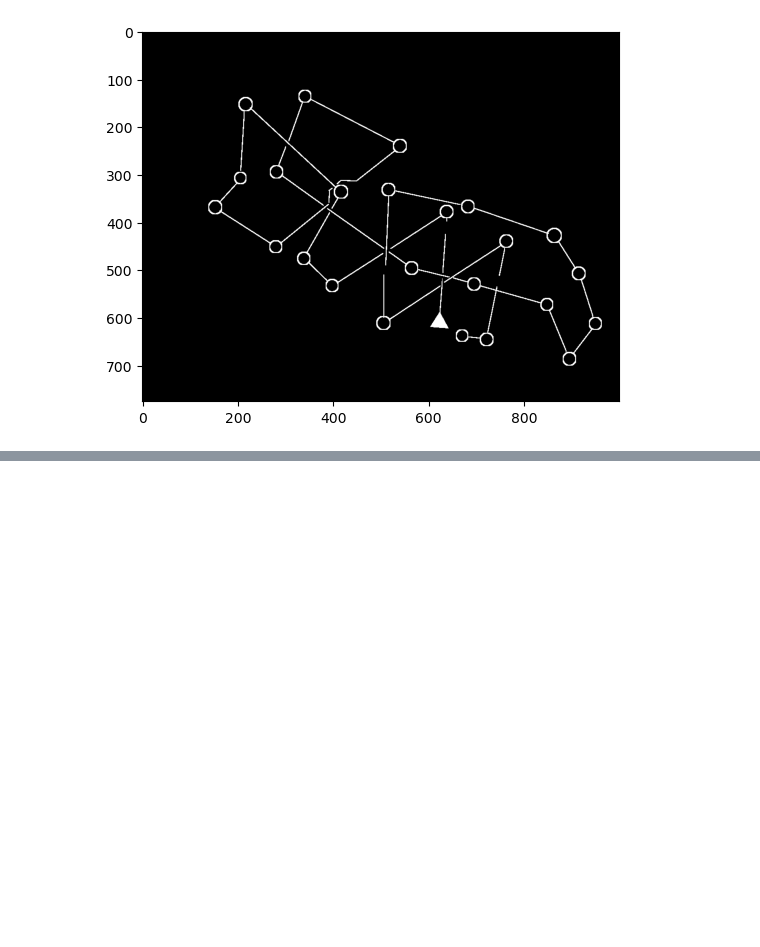
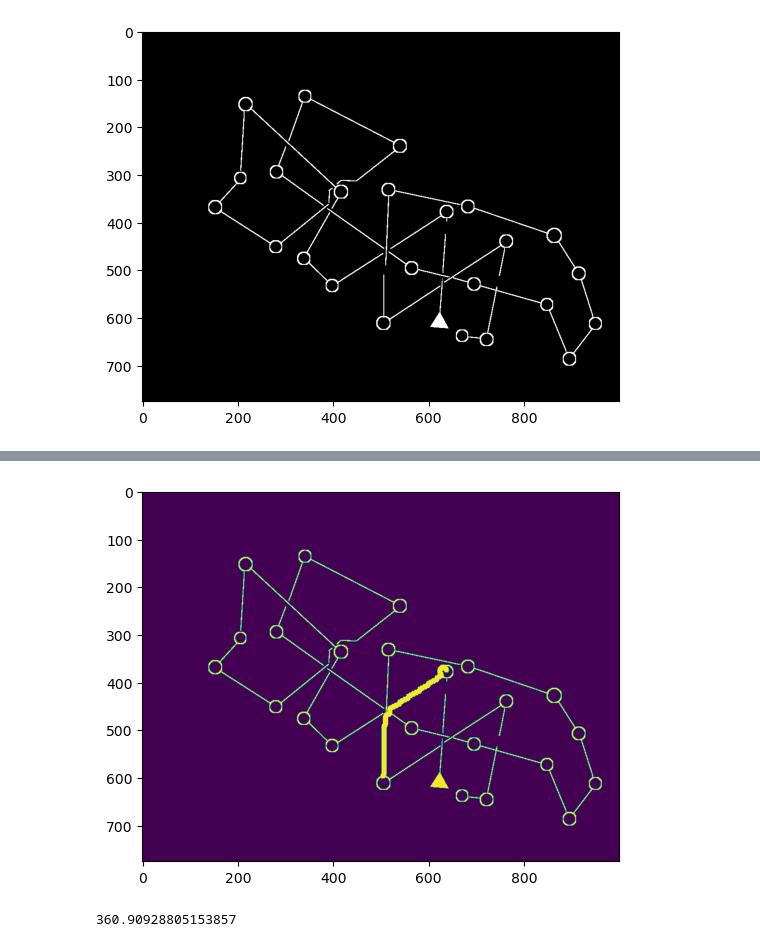
Before and after one commit to ianblair87/maps-analyzer, a Jupyter notebook: track_analysis.ipynb, the cells around one changed output, grey strips where cells are left out. Cells and saved outputs as stored; diff of their text form; code cells hidden in the pictures; blank space fills up the shorter version.

```diff
--- a/track_analysis.ipynb
+++ b/track_analysis.ipynb
@@ -105,0 +213,5 @@ plt.show()
+# %%
+calculate_penalty(19, 9, circles, img, visualize=True)
+# %% [output]
+[figure, added]
+360.90928805153857
```
Also changed, not shown: parts of 15 cells of this notebook.
